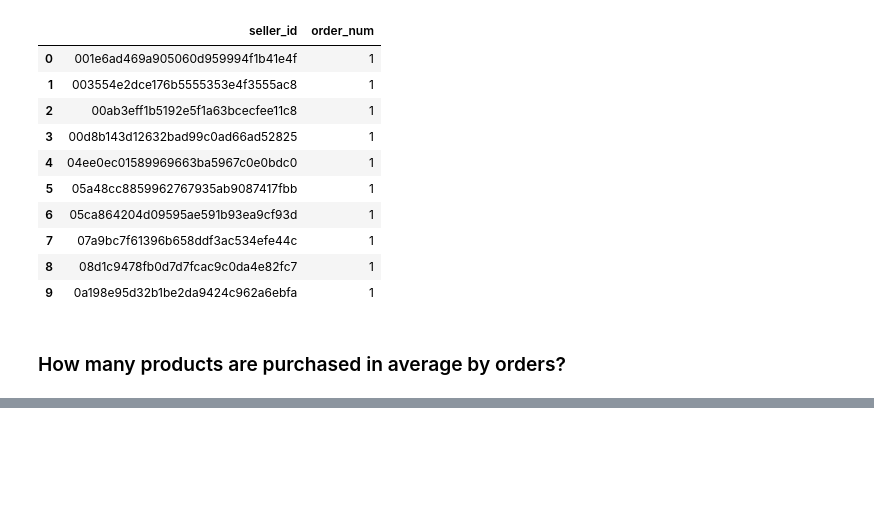
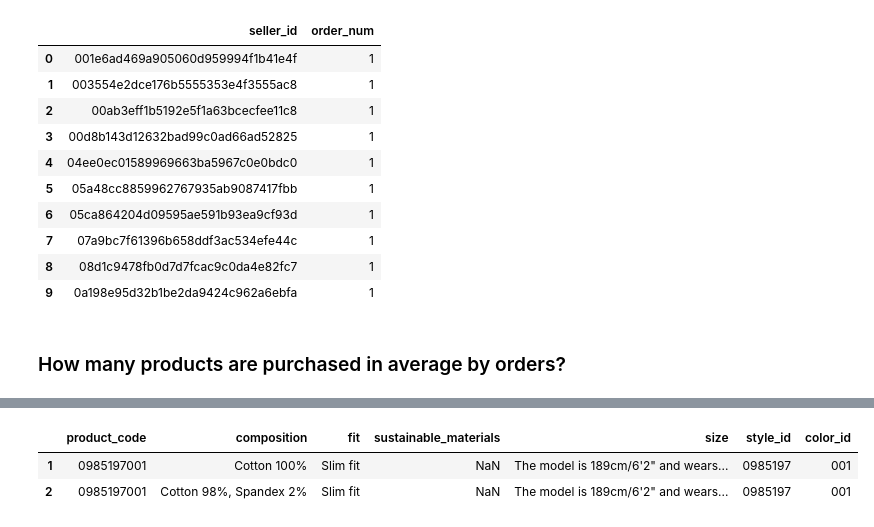
Before and after one commit to MarcosRMG/ds_ao_dev, a Jupyter notebook: notebooks/DS ao DEV.ipynb, the cells around one changed output, grey strips where cells are left out. Drawn from its saved outputs; the diff is of its cells as text; code cells hidden in the pictures; blank space fills up the shorter version.

```diff
--- a/notebooks/DS ao DEV.ipynb
+++ b/notebooks/DS ao DEV.ipynb
@@ -1982,0 +2126,6 @@ pd.read_sql(q, conn)
+# %%
+df_composition
+# %% [output]
+|  | product_code | composition | fit | sustainable_materials | size | style_id | color_id |
+| 1 | 0985197001 | Cotton 100% | Slim fit | NaN | The model is 189cm/6'2" and wears... | 0985197 | 001 |
+| 2 | 0985197001 | Cotton 98%, Spandex 2% | Slim fit | NaN | The model is 189cm/6'2" and wears... | 0985197 | 001 |
```
Also changed, not shown: parts of 15 cells of this notebook.
